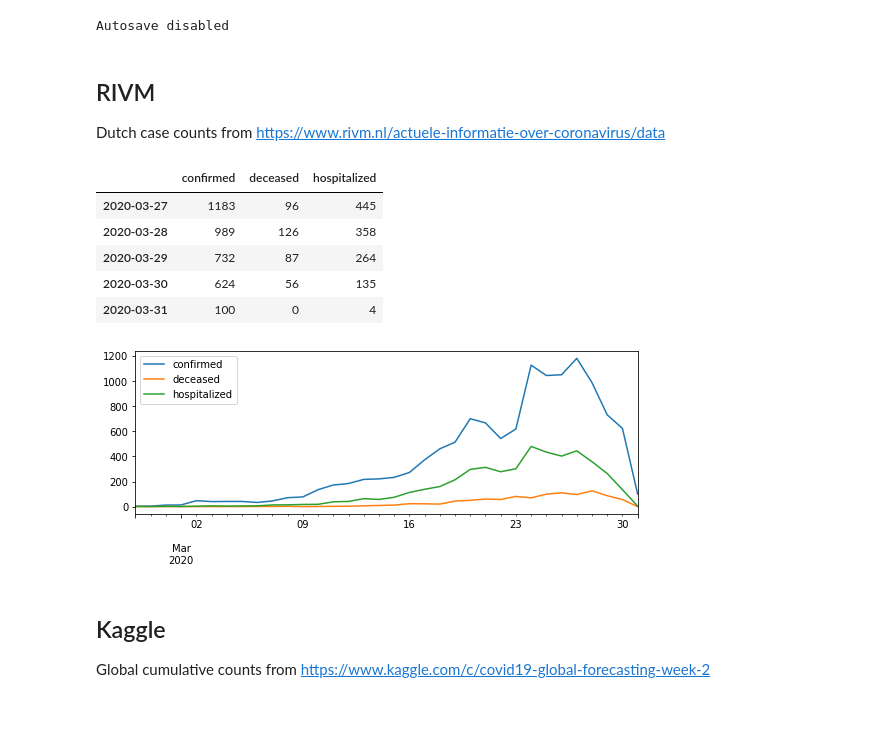
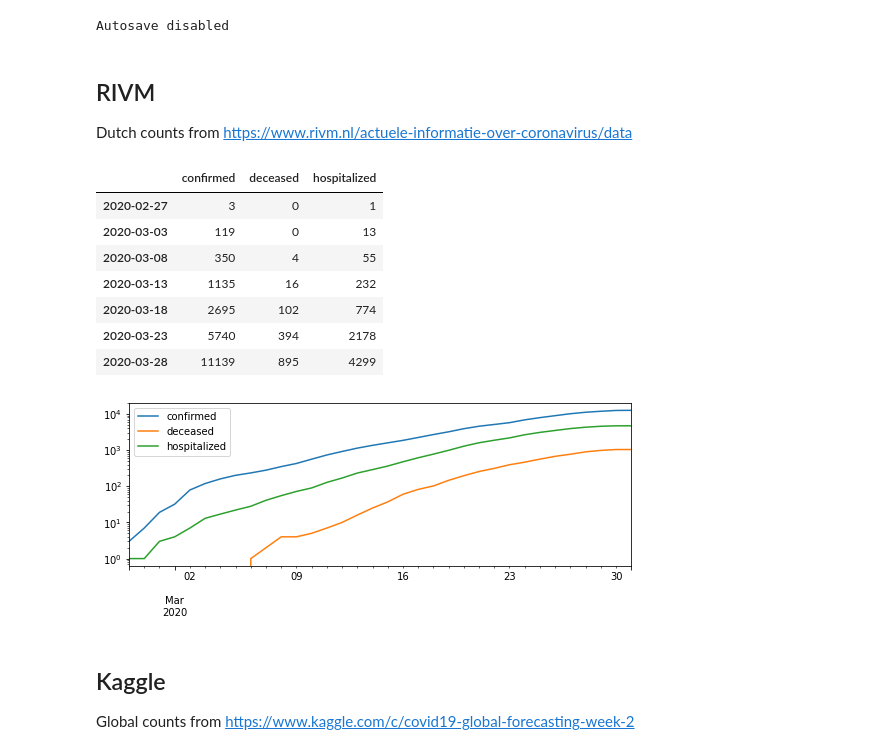
Before and after one commit to samkennerly/covid19, a Jupyter notebook: books/etl.ipynb, the cells around one changed output. Cells and saved outputs as stored; diff of their text form; code cells hidden in the pictures; blank space fills up the shorter version.

Commit message:
Use cumulative counts

```diff
--- a/books/etl.ipynb
+++ b/books/etl.ipynb
@@ -13,20 +13,22 @@ Autosave disabled
 # %% [markdown]
 ## RIVM
 
-Dutch case counts from https://www.rivm.nl/actuele-informatie-over-coronavirus/data
+Dutch counts from https://www.rivm.nl/actuele-informatie-over-coronavirus/data
 # %%
 nl = rivm()
-nl.plot(figsize=FIGSIZE)
-nl.tail()
+nl.plot(figsize=FIGSIZE, logy=True)
+nl[::5]
 # %% [output]
 |  | confirmed | deceased | hospitalized |
-| 2020-03-27 | 1183 | 96 | 445 |
-| 2020-03-28 | 989 | 126 | 358 |
-| 2020-03-29 | 732 | 87 | 264 |
-| 2020-03-30 | 624 | 56 | 135 |
-| 2020-03-31 | 100 | 0 | 4 |
+| 2020-02-27 | 3 | 0 | 1 |
+| 2020-03-03 | 119 | 0 | 13 |
+| 2020-03-08 | 350 | 4 | 55 |
+| 2020-03-13 | 1135 | 16 | 232 |
+| 2020-03-18 | 2695 | 102 | 774 |
+| 2020-03-23 | 5740 | 394 | 2178 |
+| 2020-03-28 | 11139 | 895 | 4299 |
-[figure, old version]
+[figure, new version]
 # %% [markdown]
 ## Kaggle
 
-Global cumulative counts from https://www.kaggle.com/c/covid19-global-forecasting-week-2
+Global counts from https://www.kaggle.com/c/covid19-global-forecasting-week-2
```
Also changed, not shown: parts of 3 cells of this notebook, 2 other files.
